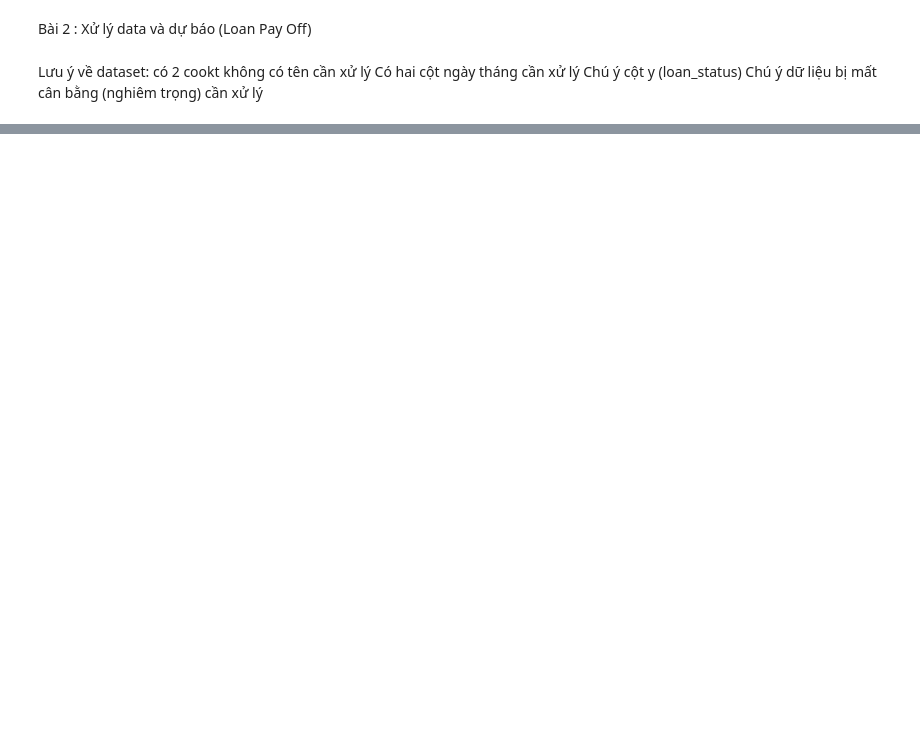
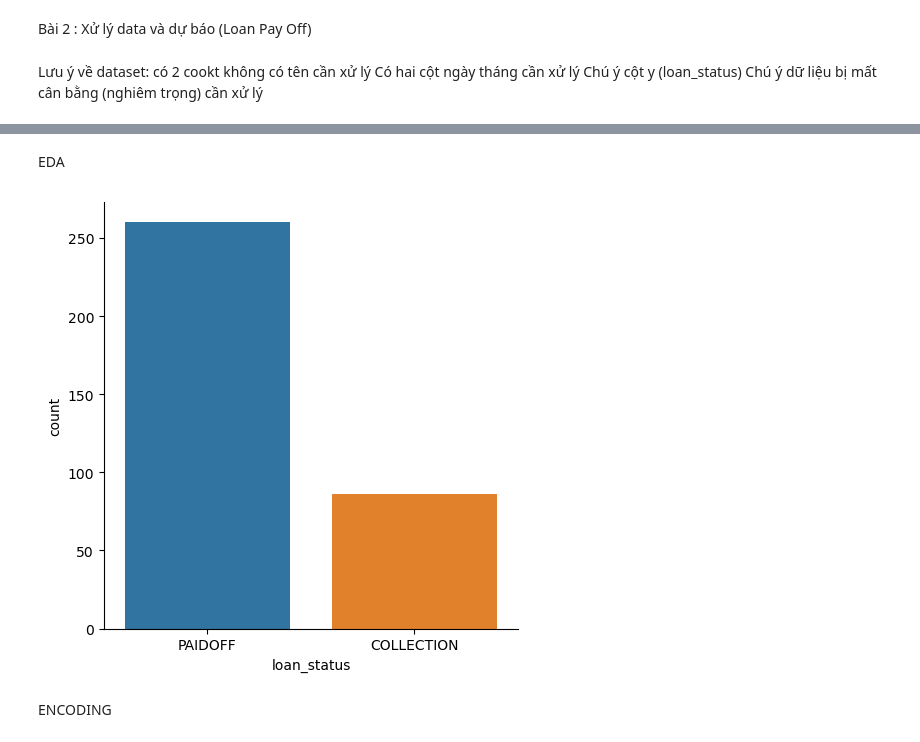
Before and after one commit to ltqnkhtn12/midExam_XDA, a Jupyter notebook: mid_exam.ipynb, the cells around one changed output, grey strips where cells are left out. Saved outputs shown, nothing was run; the diff lists cells and outputs as text; code cells hidden in the pictures; blank space fills up the shorter version.

```diff
--- a/mid_exam.ipynb
+++ b/mid_exam.ipynb
@@ -644,8 +763,8 @@ Bài 2 : Xử lý data và dự báo (Loan Pay Off)
 # %%
-#Load data từ link, thông tin về ý nghĩa các biến trong bảng: https://www.kaggle.com/code/lichkeam/ibm-machine-learning-with-python-final-assignment
-#link='https://drive.google.com/file/d/1aSOvZUKSXQy1pCD9N5r5YrDbe2gqzwt0/view?usp=sharing'
-#path = 'https://drive.google.com/uc?export=download&id='+link.split('/')[-2]
-#dataset = pd.read_csv(path)
+# Load data từ link, thông tin về ý nghĩa các biến trong bảng: https://www.kaggle.com/code/lichkeam/ibm-machine-learning-with-python-final-assignment
+link='https://drive.google.com/file/d/1aSOvZUKSXQy1pCD9N5r5YrDbe2gqzwt0/view?usp=sharing'
+path = 'https://drive.google.com/uc?export=download&id='+link.split('/')[-2]
+df = pd.read_csv(path)
 # %% [markdown]
 Lưu ý về dataset: có 2 cookt không có tên cần xử lý
 Có hai cột ngày tháng cần xử lý
@@ -657,0 +805,2 @@ Chú ý dữ liệu bị mất cân bằng (nghiêm trọng) cần xử lý
+# %%
+df.drop(columns=['Unnamed: 0.1','Unnamed: 0'], inplace=True)
@@ -657,0 +893,9 @@ Chú ý dữ liệu bị mất cân bằng (nghiêm trọng) cần xử lý
+# %% [markdown]
+EDA
+# %%
+sns.catplot(x='loan_status', data=df, kind='count')
+plt.show()
+# %% [output]
+[figure, added]
+# %% [markdown]
+ENCODING
```
Also changed, not shown: parts of 32 cells of this notebook.
